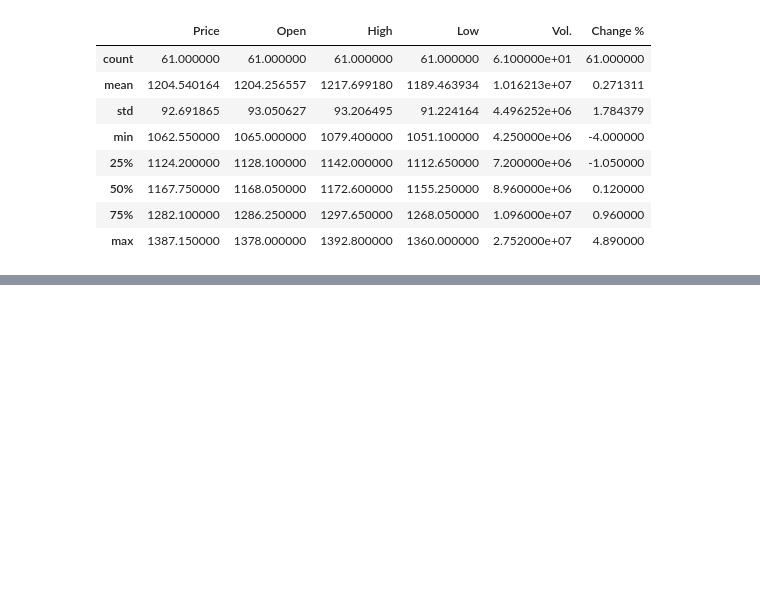
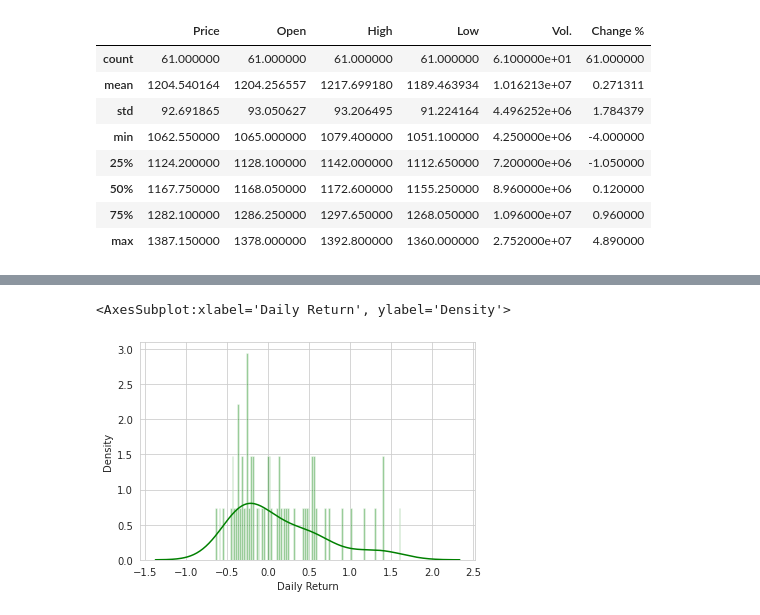
Before and after one commit to Aum020/Stock-Market-Analysis, a Jupyter notebook: Infosys.ipynb, the cells around one changed output, grey strips where cells are left out. Drawn from its saved outputs; the diff is of its cells as text; code cells hidden in the pictures; blank space fills up the shorter version.

```diff
--- a/Infosys.ipynb
+++ b/Infosys.ipynb
@@ -165,0 +130,6 @@ plt.show()
+# %%
+# Note the use of dropna() here, otherwise the NaN values can't be read by seaborn
+sns.distplot(df['Daily Return'].dropna(), bins=100, color='green')
+# %% [output]
+<AxesSubplot:xlabel='Daily Return', ylabel='Density'>
+[figure, added]
```
Also changed, not shown: parts of 26 cells of this notebook.
